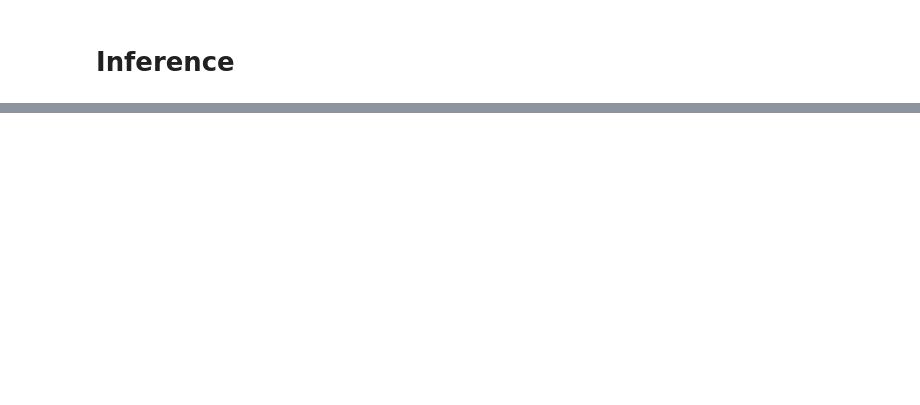
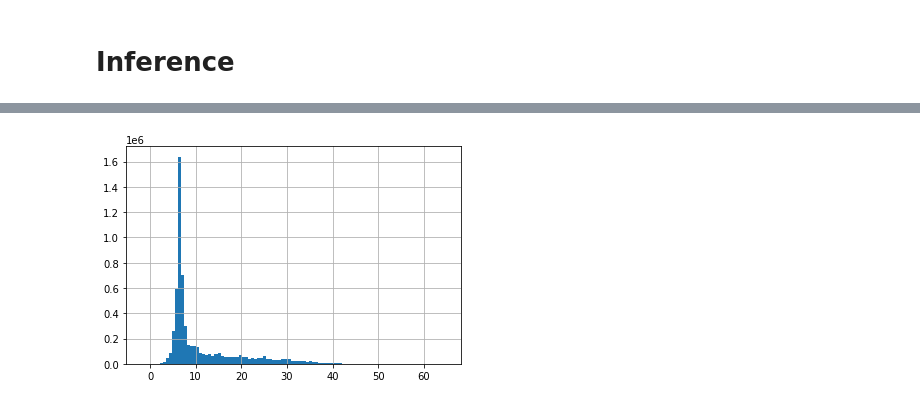
Before and after one commit to ZiyueWang25/GBVPP, a Jupyter notebook: notebook/Model.ipynb, the cells around one changed output, grey strips where cells are left out. Saved outputs shown, nothing was run; the diff lists cells and outputs as text; code cells hidden in the pictures; blank space fills up the shorter version.

```diff
--- a/notebook/Model.ipynb
+++ b/notebook/Model.ipynb
@@ -169,0 +208,5 @@ test file saved to: ../output/debug//submission.csv
+# %%
+train["pressure"].hist(bins=100)
+plt.show()
+# %% [output]
+[figure, added]
```
Also changed, not shown: parts of 6 cells of this notebook, 12 other files.
